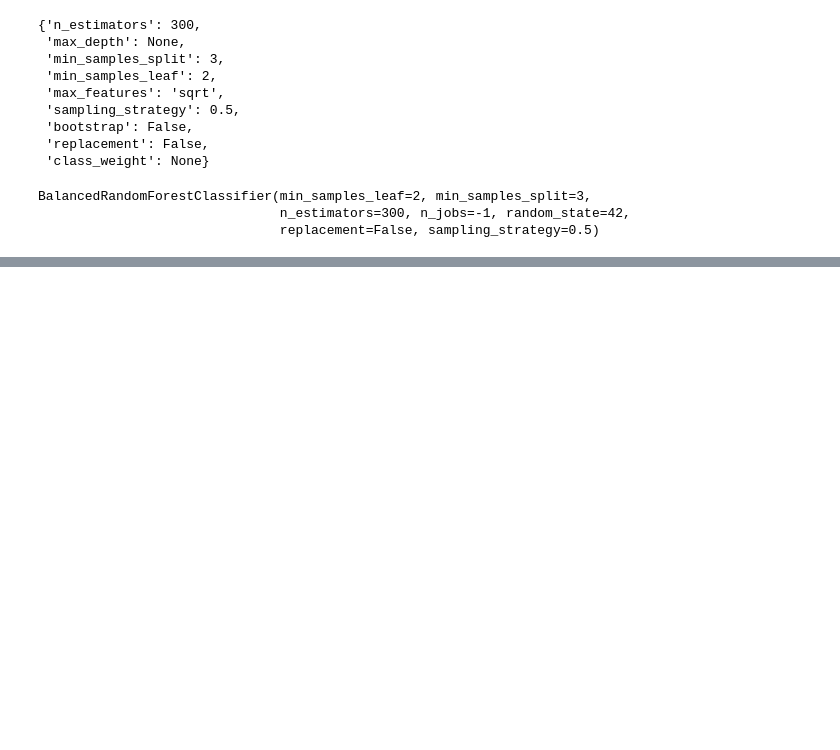
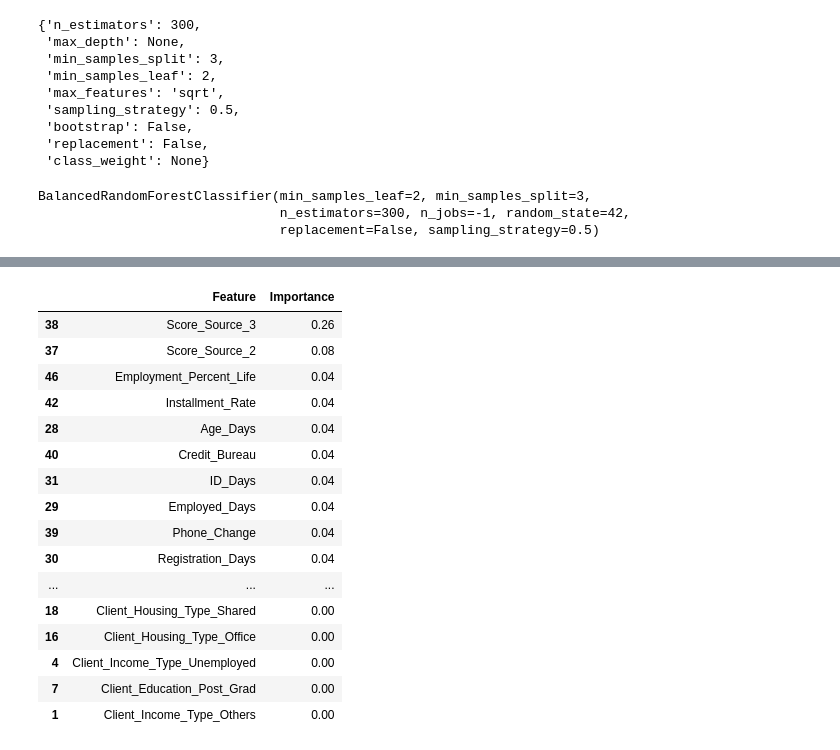
Before and after one commit to Nishant1906/loan-data-analysis, a Jupyter notebook: model-training.ipynb, the cells around one changed output, grey strips where cells are left out. Drawn from its saved outputs; the diff is of its cells as text; code cells hidden in the pictures; blank space fills up the shorter version.

```diff
--- a/model-training.ipynb
+++ b/model-training.ipynb
@@ -682,0 +661,20 @@ NameError: name 'roc_auc_score' is not defined
+# %%
+feat_imp_df
+# %% [output]
+|  | Feature | Importance |
+| 38 | Score_Source_3 | 0.26 |
+| 37 | Score_Source_2 | 0.08 |
+| 46 | Employment_Percent_Life | 0.04 |
+| 42 | Installment_Rate | 0.04 |
+| 28 | Age_Days | 0.04 |
+| 40 | Credit_Bureau | 0.04 |
+| 31 | ID_Days | 0.04 |
+| 29 | Employed_Days | 0.04 |
+| 39 | Phone_Change | 0.04 |
+| 30 | Registration_Days | 0.04 |
+| ... | ... | ... |
+| 18 | Client_Housing_Type_Shared | 0.00 |
+| 16 | Client_Housing_Type_Office | 0.00 |
+| 4 | Client_Income_Type_Unemployed | 0.00 |
+| 7 | Client_Education_Post_Grad | 0.00 |
+| 1 | Client_Income_Type_Others | 0.00 |
```
Also changed, not shown: parts of 19 cells of this notebook.
